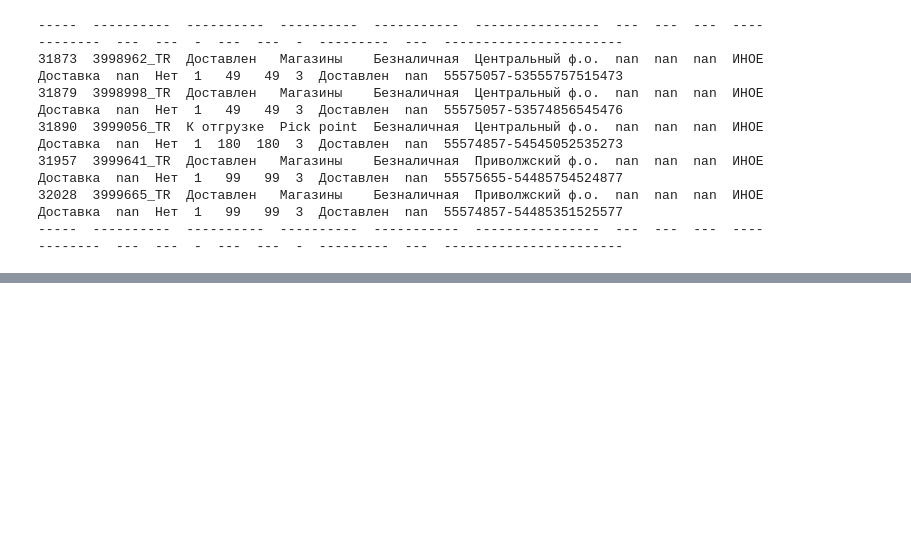
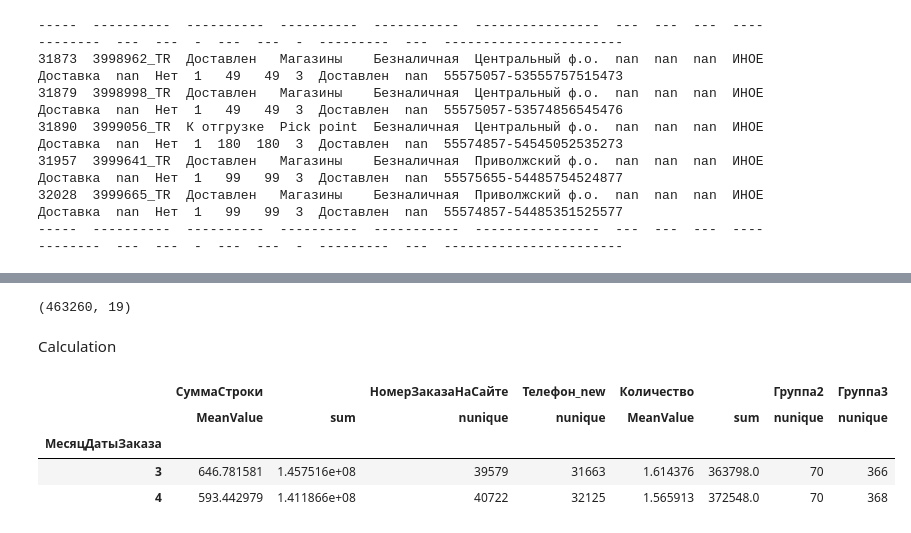
Before and after one commit to danzhukk/project-clusters, a Jupyter notebook: project.ipynb, the cells around one changed output, grey strips where cells are left out. Drawn from its saved outputs; the diff is of its cells as text; code cells hidden in the pictures; blank space fills up the shorter version.

```diff
--- a/project.ipynb
+++ b/project.ipynb
@@ -416,0 +431,27 @@ print(tabulate(data_3, headers=['Column', 'Count Unique', 'Count Zeros', 'Count
+# %%
+df.shape
+# %% [output]
+(463260, 19)
+# %% [markdown]
+Calculation
+# %%
+def MeanValue(i):
+    df.groupby(['НомерЗаказаНаСайте'])
+    return i.mean()
+# %%
+agg_func = {'СуммаСтроки': [MeanValue, 'sum'], #Общая выручка по всем продуктам и средний чек
+            'НомерЗаказаНаСайте': ['nunique'], #количество уникальных заказов
+            'Телефон_new': ['nunique'], #количество уникальных заказчиков
+            'Количество': [MeanValue, 'sum'], #количество товарок (среднее и общее)
+            'Группа2': ['nunique'], #количество уникальных категорий в Группе2
+            'Группа3': ['nunique']} #количество уникальных категорий в Группе3
+# %%
+#размещенные заказы
+df_Order = df.groupby(['МесяцДатыЗаказа']).agg(agg_func)
+df_Order
+# %% [output]
+|  | СуммаСтроки |  | НомерЗаказаНаСайте | Телефон_new | Количество |  | Группа2 | Группа3 |
+|  | MeanValue | sum | nunique | nunique | MeanValue | sum | nunique | nunique |
+| МесяцДатыЗаказа |  |  |  |  |  |  |  |  |
+| 3 | 646.781581 | 1.457516e+08 | 39579 | 31663 | 1.614376 | 363798.0 | 70 | 366 |
+| 4 | 593.442979 | 1.411866e+08 | 40722 | 32125 | 1.565913 | 372548.0 | 70 | 368 |
```
Also changed, not shown: parts of 35 cells of this notebook.
